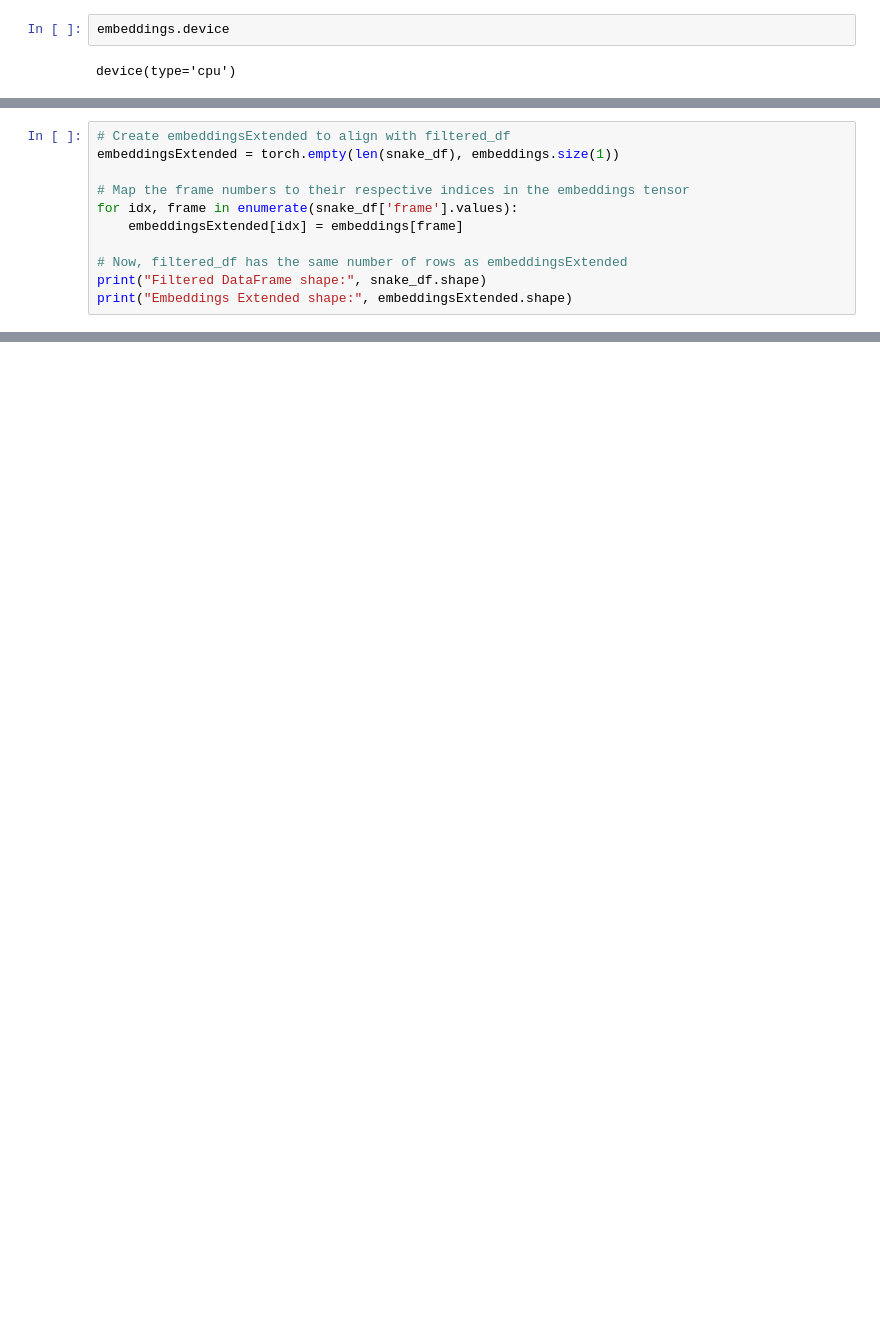
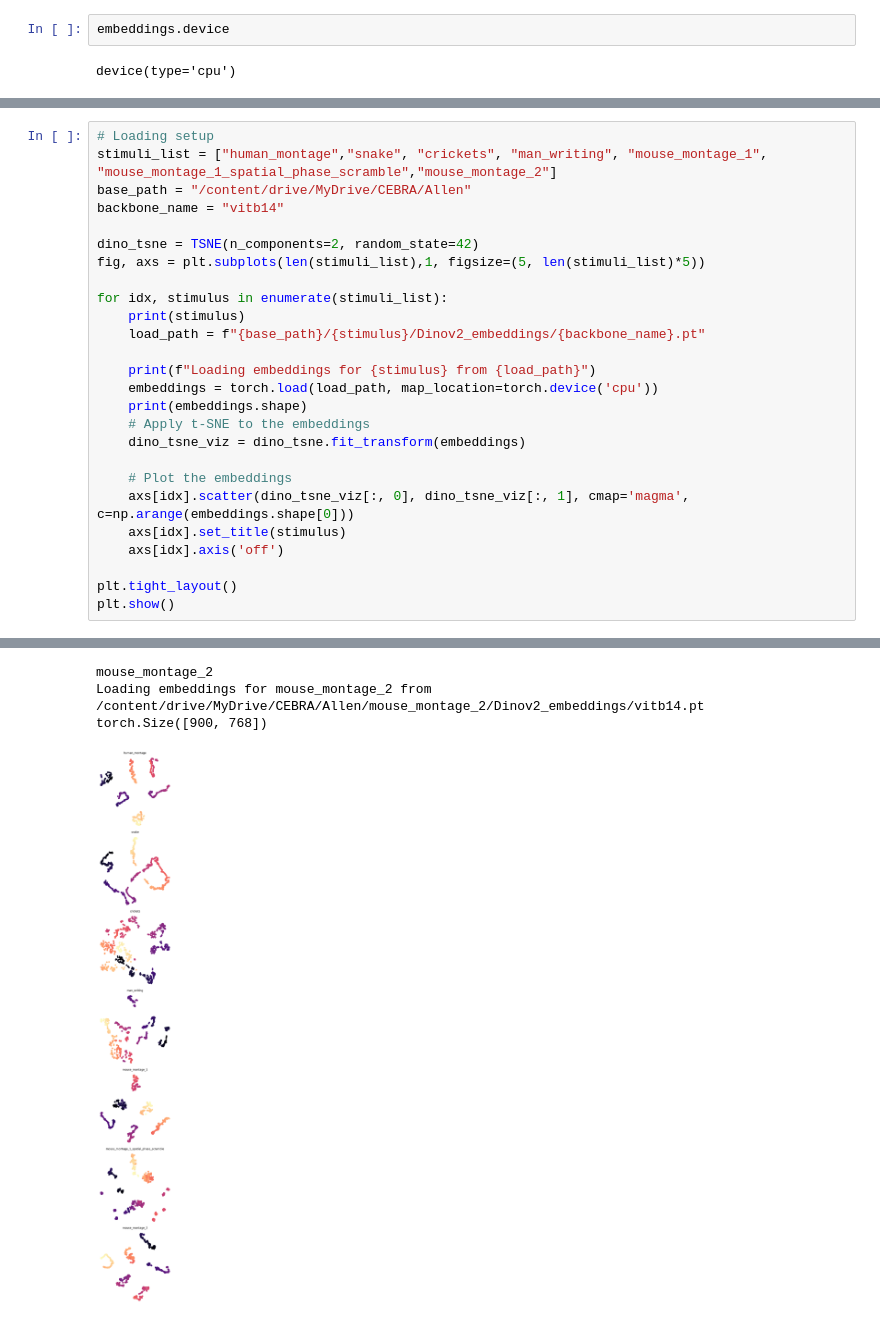
Before and after one commit to AdaptiveMotorControlLab/CEBRA-lens, a Jupyter notebook: src/Colab Notebooks/Images2dino.ipynb, the cells around one changed output, grey strips where cells are left out. Cells and saved outputs as stored; diff of their text form; blank space fills up the shorter version.

```diff
--- a/src/Colab Notebooks/Images2dino.ipynb
+++ b/src/Colab Notebooks/Images2dino.ipynb
@@ -145,11 +112,0 @@ number of datapoints 10138
-# %%
-# Create embeddingsExtended to align with filtered_df
-embeddingsExtended = torch.empty(len(snake_df), embeddings.size(1))
-
-# Map the frame numbers to their respective indices in the embeddings tensor
-for idx, frame in enumerate(snake_df['frame'].values):
-    embeddingsExtended[idx] = embeddings[frame]
-
-# Now, filtered_df has the same number of rows as embeddingsExtended
-print("Filtered DataFrame shape:", snake_df.shape)
-print("Embeddings Extended shape:", embeddingsExtended.shape)
@@ -177,0 +115,27 @@ cebra_behavior_model.save("cebra_behavior_model.pt")
+# %%
+# Loading setup
+stimuli_list = ["human_montage","snake", "crickets", "man_writing", "mouse_montage_1", "mouse_montage_1_spatial_phase_scramble","mouse_montage_2"]
+base_path = "/content/drive/MyDrive/CEBRA/Allen"
+backbone_name = "vitb14"
+
+dino_tsne = TSNE(n_components=2, random_state=42)
+fig, axs = plt.subplots(len(stimuli_list),1, figsize=(5, len(stimuli_list)*5))
+
+for idx, stimulus in enumerate(stimuli_list):
+    print(stimulus)
+    load_path = f"{base_path}/{stimulus}/Dinov2_embeddings/{backbone_name}.pt"
+
+    print(f"Loading embeddings for {stimulus} from {load_path}")
+    embeddings = torch.load(load_path, map_location=torch.device('cpu'))
+    print(embeddings.shape)
+    # Apply t-SNE to the embeddings
+    dino_tsne_viz = dino_tsne.fit_transform(embeddings)
+
+    # Plot the embeddings
+    axs[idx].scatter(dino_tsne_viz[:, 0], dino_tsne_viz[:, 1], cmap='magma', c=np.arange(embeddings.shape[0]))
+    axs[idx].set_title(stimulus)
+    axs[idx].axis('off')
+
+plt.tight_layout()
+plt.show()
+# %% [output]
@@ -177,0 +160,4 @@ cebra_behavior_model.save("cebra_behavior_model.pt")
+mouse_montage_2
+Loading embeddings for mouse_montage_2 from /content/drive/MyDrive/CEBRA/Allen/mouse_montage_2/Dinov2_embeddings/vitb14.pt
+torch.Size([900, 768])
+[figure, added]
```
Also changed, not shown: parts of 22 cells of this notebook, 5 other files.
